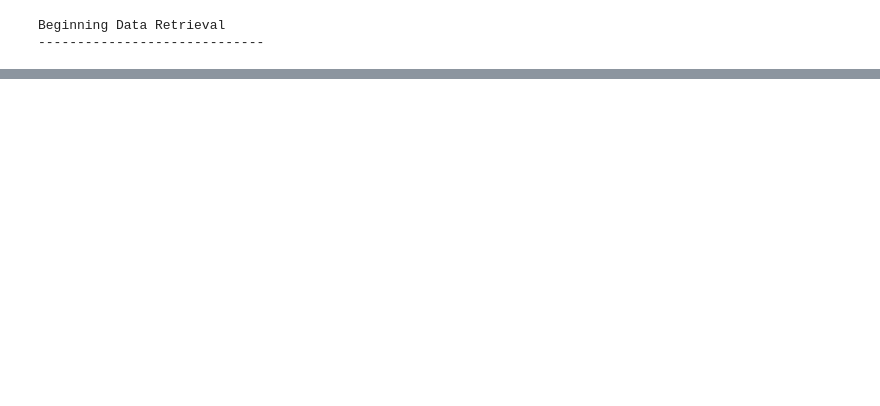
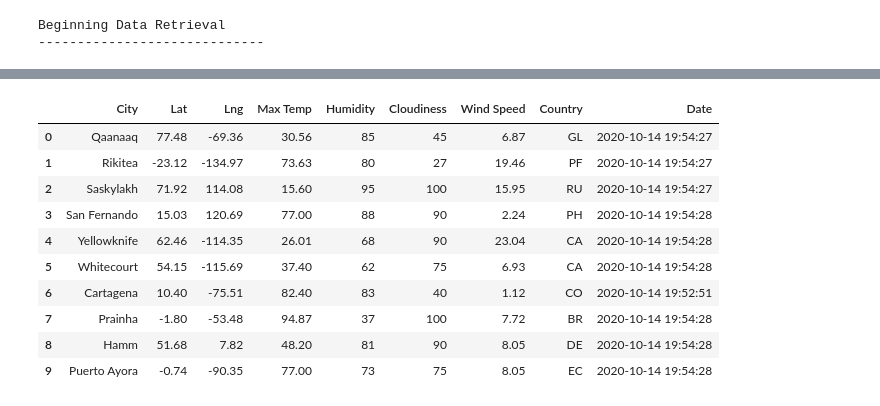
Before and after one commit to XZandermarsh/World_Weather_Analysis, a Jupyter notebook: WeatherPy.ipynb, the cells around one changed output, grey strips where cells are left out. Drawn from its saved outputs; the diff is of its cells as text; code cells hidden in the pictures; blank space fills up the shorter version.

```diff
--- a/WeatherPy.ipynb
+++ b/WeatherPy.ipynb
@@ -177,0 +160,16 @@ len(city_data)
+# %%
+# Convert the array of dictionaries to a Pandas DataFrame.
+city_data_df = pd.DataFrame(city_data)
+city_data_df.head(10)
+# %% [output]
+|  | City | Lat | Lng | Max Temp | Humidity | Cloudiness | Wind Speed | Country | Date |
+| 0 | Qaanaaq | 77.48 | -69.36 | 30.56 | 85 | 45 | 6.87 | GL | 2020-10-14 19:54:27 |
+| 1 | Rikitea | -23.12 | -134.97 | 73.63 | 80 | 27 | 19.46 | PF | 2020-10-14 19:54:27 |
+| 2 | Saskylakh | 71.92 | 114.08 | 15.60 | 95 | 100 | 15.95 | RU | 2020-10-14 19:54:27 |
+| 3 | San Fernando | 15.03 | 120.69 | 77.00 | 88 | 90 | 2.24 | PH | 2020-10-14 19:54:28 |
+| 4 | Yellowknife | 62.46 | -114.35 | 26.01 | 68 | 90 | 23.04 | CA | 2020-10-14 19:54:28 |
+| 5 | Whitecourt | 54.15 | -115.69 | 37.40 | 62 | 75 | 6.93 | CA | 2020-10-14 19:54:28 |
+| 6 | Cartagena | 10.40 | -75.51 | 82.40 | 83 | 40 | 1.12 | CO | 2020-10-14 19:52:51 |
+| 7 | Prainha | -1.80 | -53.48 | 94.87 | 37 | 100 | 7.72 | BR | 2020-10-14 19:54:28 |
+| 8 | Hamm | 51.68 | 7.82 | 48.20 | 81 | 90 | 8.05 | DE | 2020-10-14 19:54:28 |
+| 9 | Puerto Ayora | -0.74 | -90.35 | 77.00 | 73 | 75 | 8.05 | EC | 2020-10-14 19:54:28 |
```
Also changed, not shown: parts of 7 cells of this notebook, 2 other files.
